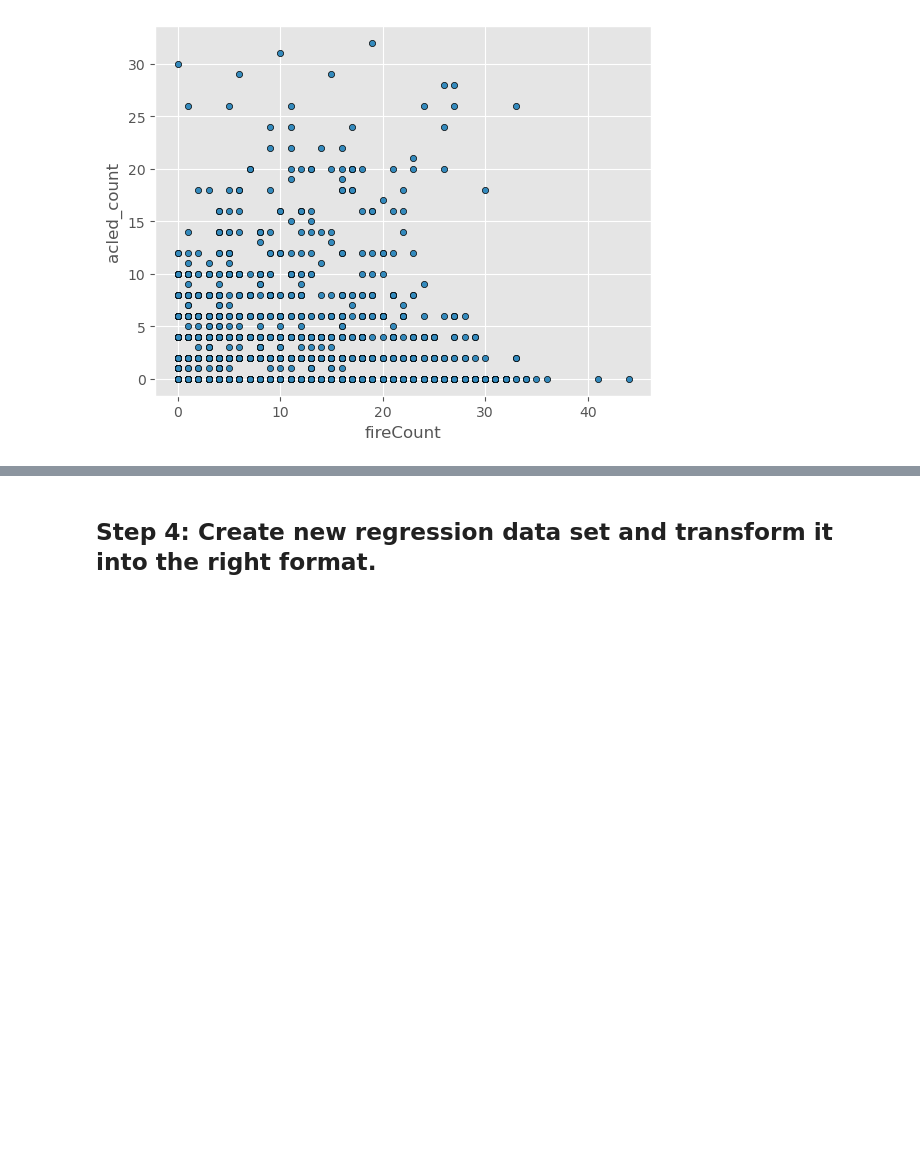
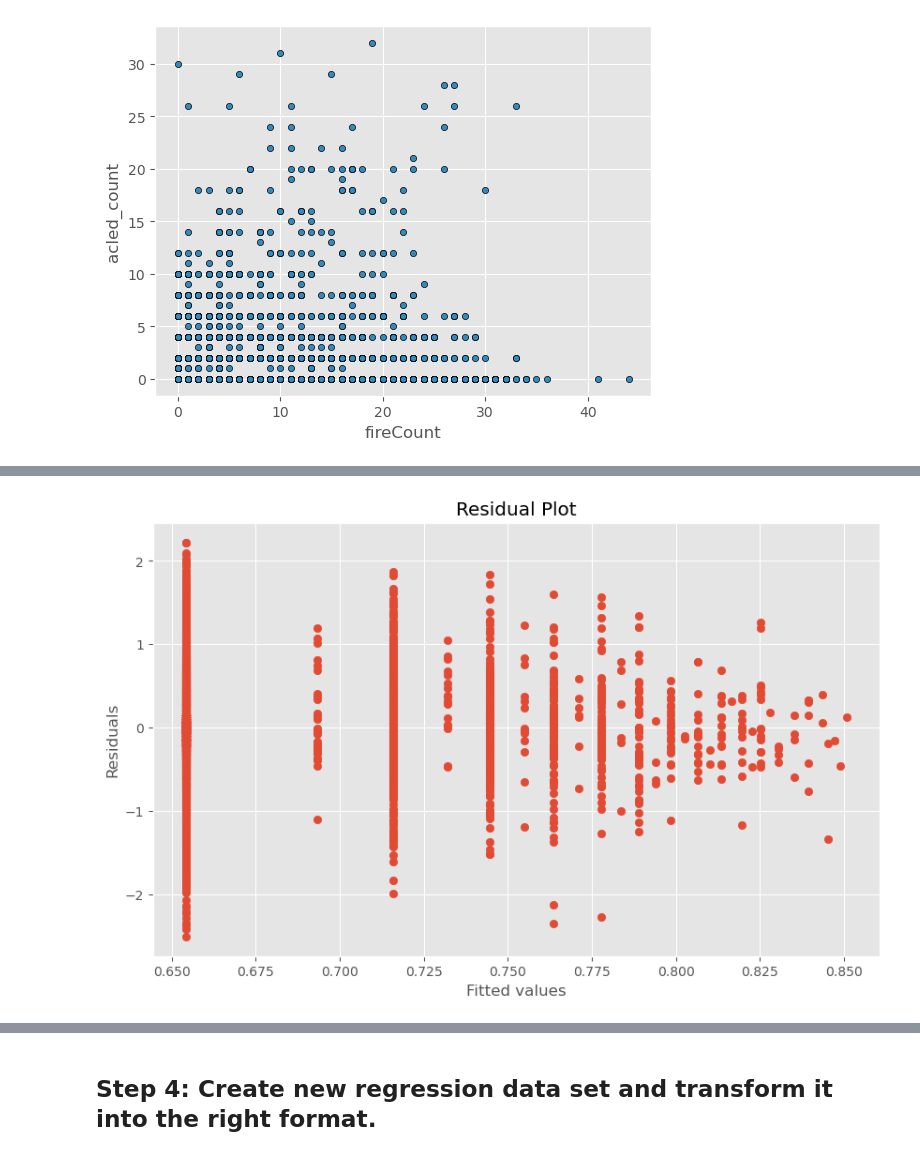
Before and after one commit to sameera006/Final_Dissertation, a Jupyter notebook: Mergeddata_Copy.ipynb, the cells around one changed output, grey strips where cells are left out. Cells and saved outputs as stored; diff of their text form; code cells hidden in the pictures; blank space fills up the shorter version.

```diff
--- a/Mergeddata_Copy.ipynb
+++ b/Mergeddata_Copy.ipynb
@@ -949,0 +1025,2 @@ gdf_acfi[(gdf_acfi['zscore'] < 3) & (gdf_acfi['zscore'] > -3)].plot(kind='scatte
+# %%
+gdf_regression2 = gdf_acfi[(gdf_acfi['zscore'] < 3) & (gdf_acfi['zscore'] > -3)][['grid_id', 'year', 'fireCount', 'acled_count']].copy()
@@ -949,0 +1043,4 @@ gdf_acfi[(gdf_acfi['zscore'] < 3) & (gdf_acfi['zscore'] > -3)].plot(kind='scatte
+# %%
+#take log
+gdf_regression2['log_fireCount'] = np.log(gdf_regression2['fireCount'] + 1)
+gdf_regression2['log_acled_count'] = np.log(gdf_regression2['acled_count'] + 1)
@@ -949,0 +1063,2 @@ gdf_acfi[(gdf_acfi['zscore'] < 3) & (gdf_acfi['zscore'] > -3)].plot(kind='scatte
+# %%
+gdf_regression2 = gdf_regression2.set_index(['grid_id', 'year'])
@@ -949,0 +1082,11 @@ gdf_acfi[(gdf_acfi['zscore'] < 3) & (gdf_acfi['zscore'] > -3)].plot(kind='scatte
+# %%
+# Prepare the dependent and independent variables
+Y = gdf_regression2['log_fireCount']
+X = gdf_regression2[['log_acled_count']]
+
+# Add a constant term to the independent variables
+X = sm.add_constant(X)
+
+# Run the fixed effects model
+model = PanelOLS(Y, X, entity_effects=True, time_effects=True)
+results = model.fit()
@@ -949,0 +1114,10 @@ gdf_acfi[(gdf_acfi['zscore'] < 3) & (gdf_acfi['zscore'] > -3)].plot(kind='scatte
+# %%
+# Residual plot
+plt.figure(figsize=(10, 6))
+plt.scatter(results.fitted_values, results.resids)
+plt.xlabel('Fitted values')
+plt.ylabel('Residuals')
+plt.title('Residual Plot')
+plt.show()
+# %% [output]
+[figure, added]
```
Also changed, not shown: parts of 65 cells of this notebook.
